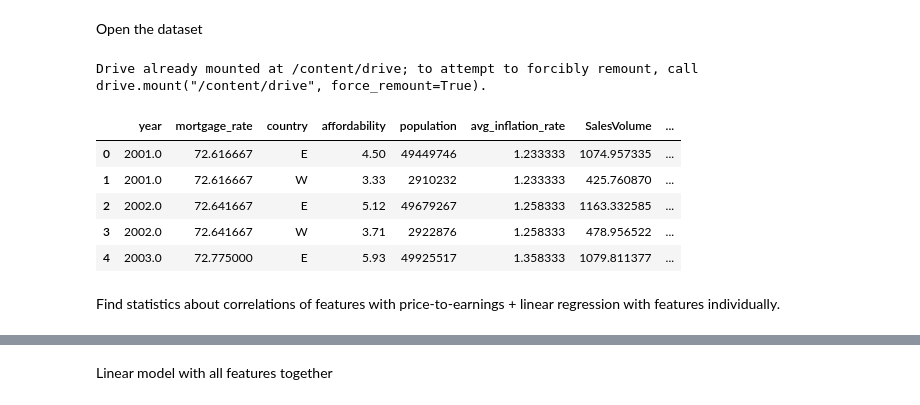
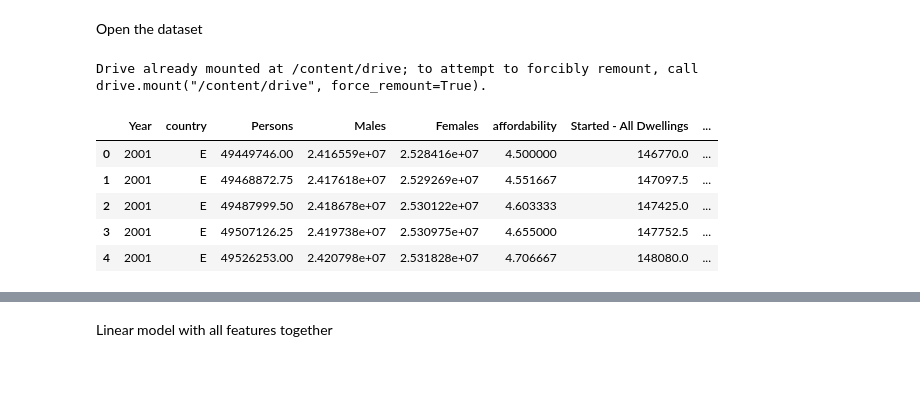
Before and after one commit to qa21336/HousingStatisticsAnalysis-, a Jupyter notebook: Merged_Data_Feature_Evaluation.ipynb, the cells around one changed output, grey strips where cells are left out. Saved outputs shown, nothing was run; the diff lists cells and outputs as text; code cells hidden in the pictures; blank space fills up the shorter version.

```diff
--- a/Merged_Data_Feature_Evaluation.ipynb
+++ b/Merged_Data_Feature_Evaluation.ipynb
@@ -7,19 +7,15 @@ Open the dataset
 # %%
 import pandas as pd
 from google.colab import drive
 drive.mount('/content/drive')
 
-df = pd.read_csv("/content/drive/MyDrive/ADS Datasets/mergedDataV1.1.csv")
-
-df = df.drop("Unnamed: 0", axis=1)
+df = pd.read_csv("/content/drive/MyDrive/ADS Datasets/cleaned_interpolated.csv")
 df.head()
 # %% [output]
 Drive already mounted at /content/drive; to attempt to forcibly remount, call drive.mount("/content/drive", force_remount=True).
-|  | year | mortgage_rate | country | affordability | population | avg_inflation_rate | SalesVolume | ... |
-| 0 | 2001.0 | 72.616667 | E | 4.50 | 49449746 | 1.233333 | 1074.957335 | ... |
-| 1 | 2001.0 | 72.616667 | W | 3.33 | 2910232 | 1.233333 | 425.760870 | ... |
-| 2 | 2002.0 | 72.641667 | E | 5.12 | 49679267 | 1.258333 | 1163.332585 | ... |
-| 3 | 2002.0 | 72.641667 | W | 3.71 | 2922876 | 1.258333 | 478.956522 | ... |
-| 4 | 2003.0 | 72.775000 | E | 5.93 | 49925517 | 1.358333 | 1079.811377 | ... |
+|  | Year | country | Persons | Males | Females | affordability | Started - All Dwellings | ... |
+| 0 | 2001 | E | 49449746.00 | 2.416559e+07 | 2.528416e+07 | 4.500000 | 146770.0 | ... |
+| 1 | 2001 | E | 49468872.75 | 2.417618e+07 | 2.529269e+07 | 4.551667 | 147097.5 | ... |
+| 2 | 2001 | E | 49487999.50 | 2.418678e+07 | 2.530122e+07 | 4.603333 | 147425.0 | ... |
+| 3 | 2001 | E | 49507126.25 | 2.419738e+07 | 2.530975e+07 | 4.655000 | 147752.5 | ... |
+| 4 | 2001 | E | 49526253.00 | 2.420798e+07 | 2.531828e+07 | 4.706667 | 148080.0 | ... |
-# %% [markdown]
-Find statistics about correlations of features with price-to-earnings + linear regression with features individually.
```
Also changed, not shown: parts of 7 cells of this notebook.
